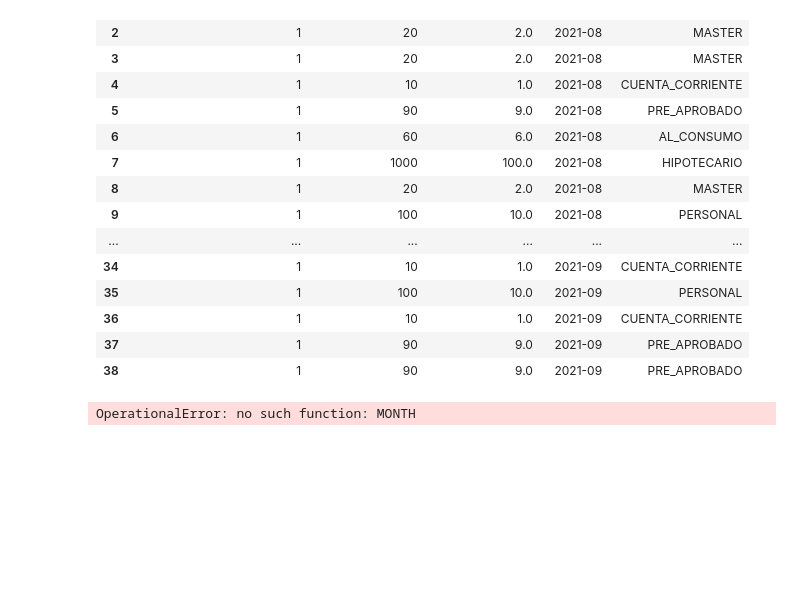
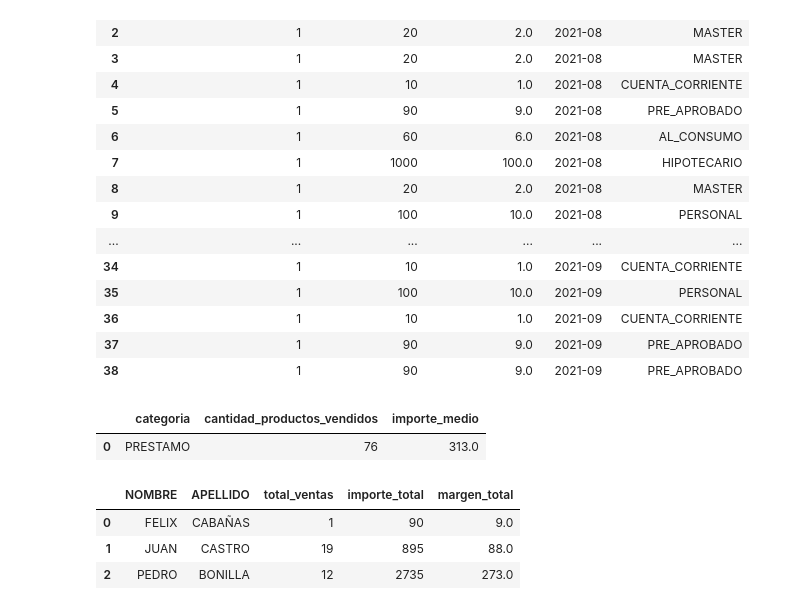
Before and after one commit to KARENCMP82/SQL, a Jupyter notebook: Clase_10SQL_Semana_2_para_seguir_los_videos_consultas_avanzadas_ejercicios_vacios.ipynb, the cells around one changed output. Saved outputs shown, nothing was run; the diff lists cells and outputs as text; code cells hidden in the pictures; blank space fills up the shorter version.

```diff
--- a/Clase_10SQL_Semana_2_para_seguir_los_videos_consultas_avanzadas_ejercicios_vacios.ipynb
+++ b/Clase_10SQL_Semana_2_para_seguir_los_videos_consultas_avanzadas_ejercicios_vacios.ipynb
@@ -379,12 +379,18 @@ conexion.commit()
 
 query = '''
 SELECT
-    COUNT(*),
-    AVG(total_importe) AS importe_medio
+  tp.categ_producto AS categoria,
+  COUNT(tv.id_transaccion) AS cantidad_productos_vendidos,
+  COALESCE(ROUND(AVG(tp.importe)), 0) AS importe_medio
+
 FROM
-    ventas_agosto_V
+  productos tp
+INNER JOIN
+  ventas_agosto_V tv
 WHERE
-    CATEG_PRODUCTO = 'préstamo';
+  tp.categ_producto='PRESTAMO'
+GROUP BY
+  tp.categ_producto;
 
 
 
@@ -395,5 +401,35 @@ conexion.commit()
 cols = [description[0] for description in cursor.description]
 pd.DataFrame(cursor.fetchall(), columns=cols)
 # %% [output]
-OperationalError: no such function: MONTH
+|  | categoria | cantidad_productos_vendidos | importe_medio |
+| 0 | PRESTAMO | 76 | 313.0 |
+# %%
+# 7. Hacer una consulta que devuelva las ventas totales, importe total y margen total por vendedor(nombre y apellido en una columna).
+query = '''
+SELECT
+  v.nombre,
+  v.apellido,
+  COUNT(t.id_ticket) AS total_ventas,
+  SUM(t.total_importe) AS importe_total,
+  SUM(t.total_margen) AS margen_total
+FROM
+  tickets t
+LEFT JOIN
+  vendedores v ON v.ID_VENDEDOR = t.ID_VENDEDOR
+GROUP BY
+  v.nombre,
+  v.apellido;
+
+
+ '''
+
+cursor.execute(query)
+conexion.commit()
+cols = [description[0] for description in cursor.description]
+pd.DataFrame(cursor.fetchall(), columns=cols)
+# %% [output]
+|  | NOMBRE | APELLIDO | total_ventas | importe_total | margen_total |
+| 0 | FELIX | CABAÑAS | 1 | 90 | 9.0 |
+| 1 | JUAN | CASTRO | 19 | 895 | 88.0 |
+| 2 | PEDRO | BONILLA | 12 | 2735 | 273.0 |
 # %%
```
Also changed, not shown: parts of 3 cells of this notebook.
